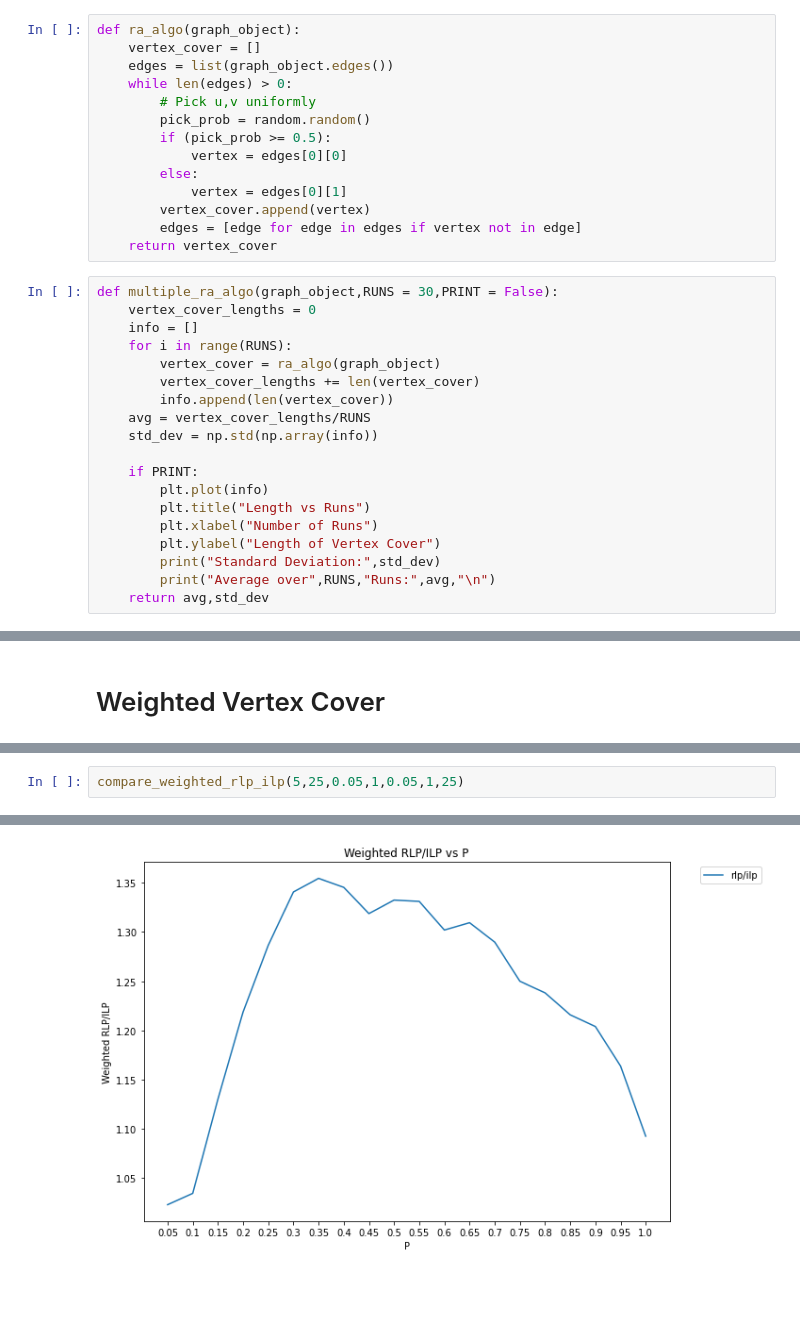
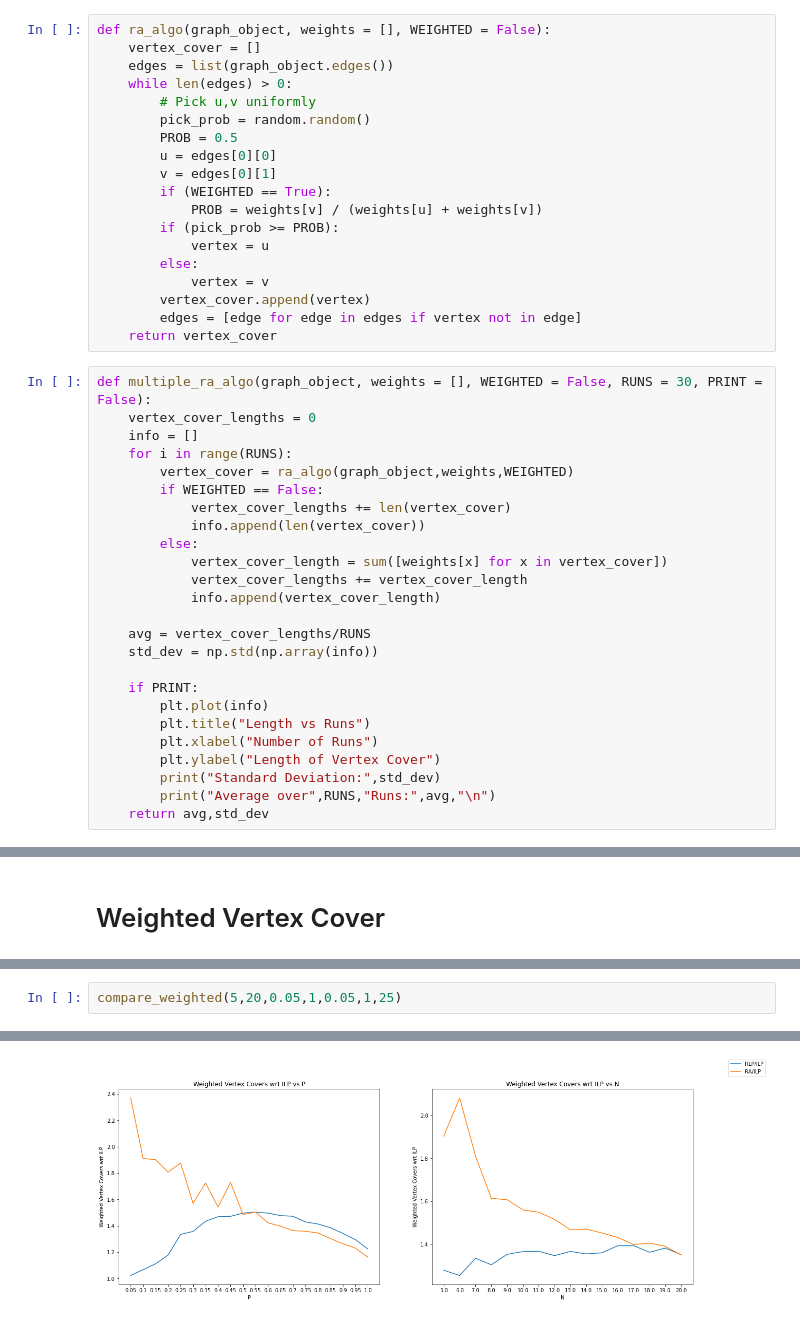
Before and after one commit to itskaranshetty/Approx-Algorithms, a Jupyter notebook: Min Vertex Cover.ipynb, the cells around one changed output, grey strips where cells are left out. Drawn from its saved outputs; the diff is of its cells as text; blank space fills up the shorter version.

```diff
--- a/Min Vertex Cover.ipynb
+++ b/Min Vertex Cover.ipynb
@@ -133,27 +125,38 @@ def g2_algo(graph_object):
 # %% [markdown]
 ## RA Algorithm
 # %%
-def ra_algo(graph_object):
+def ra_algo(graph_object, weights = [], WEIGHTED = False):
     vertex_cover = []
     edges = list(graph_object.edges())
     while len(edges) > 0:
         # Pick u,v uniformly
         pick_prob = random.random()
-        if (pick_prob >= 0.5):
-            vertex = edges[0][0]
+        PROB = 0.5
+        u = edges[0][0]
+        v = edges[0][1]
+        if (WEIGHTED == True):
+            PROB = weights[v] / (weights[u] + weights[v])
+        if (pick_prob >= PROB):
+            vertex = u
         else:
-            vertex = edges[0][1]
+            vertex = v
         vertex_cover.append(vertex)
         edges = [edge for edge in edges if vertex not in edge]
     return vertex_cover
 # %%
-def multiple_ra_algo(graph_object,RUNS = 30,PRINT = False):
+def multiple_ra_algo(graph_object, weights = [], WEIGHTED = False, RUNS = 30, PRINT = False):
     vertex_cover_lengths = 0
     info = []
     for i in range(RUNS):
-        vertex_cover = ra_algo(graph_object)
-        vertex_cover_lengths += len(vertex_cover)
-        info.append(len(vertex_cover))
+        vertex_cover = ra_algo(graph_object,weights,WEIGHTED)
+        if WEIGHTED == False:
+            vertex_cover_lengths += len(vertex_cover)
+            info.append(len(vertex_cover))
+        else:
+            vertex_cover_length = sum([weights[x] for x in vertex_cover])
+            vertex_cover_lengths += vertex_cover_length
+            info.append(vertex_cover_length)
+
     avg = vertex_cover_lengths/RUNS
     std_dev = np.std(np.array(info))
 
@@ -899,4 +931,4 @@ def compare_weighted_rlp_ilp(n_start,n_end,p_start,p_end,p_increment,MIN_WEIGHT
     fig.show()
 # %%
-compare_weighted_rlp_ilp(5,25,0.05,1,0.05,1,25)
+compare_weighted(5,20,0.05,1,0.05,1,25)
 # %% [output]
@@ -920 +952 @@ compare_weighted_rlp_ilp(5,25,0.05,1,0.05,1,25)
-[figure, old version]
+[figure, new version]
```
Also changed, not shown: parts of 13 cells of this notebook, 3 other files.
